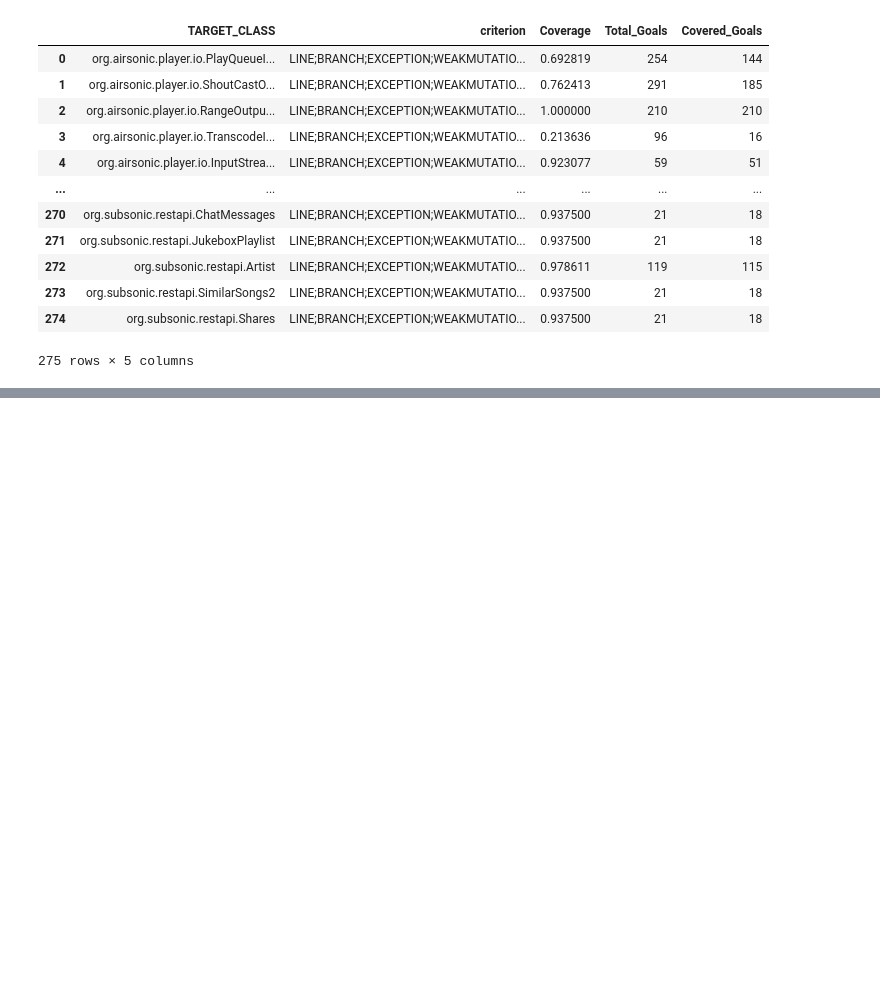
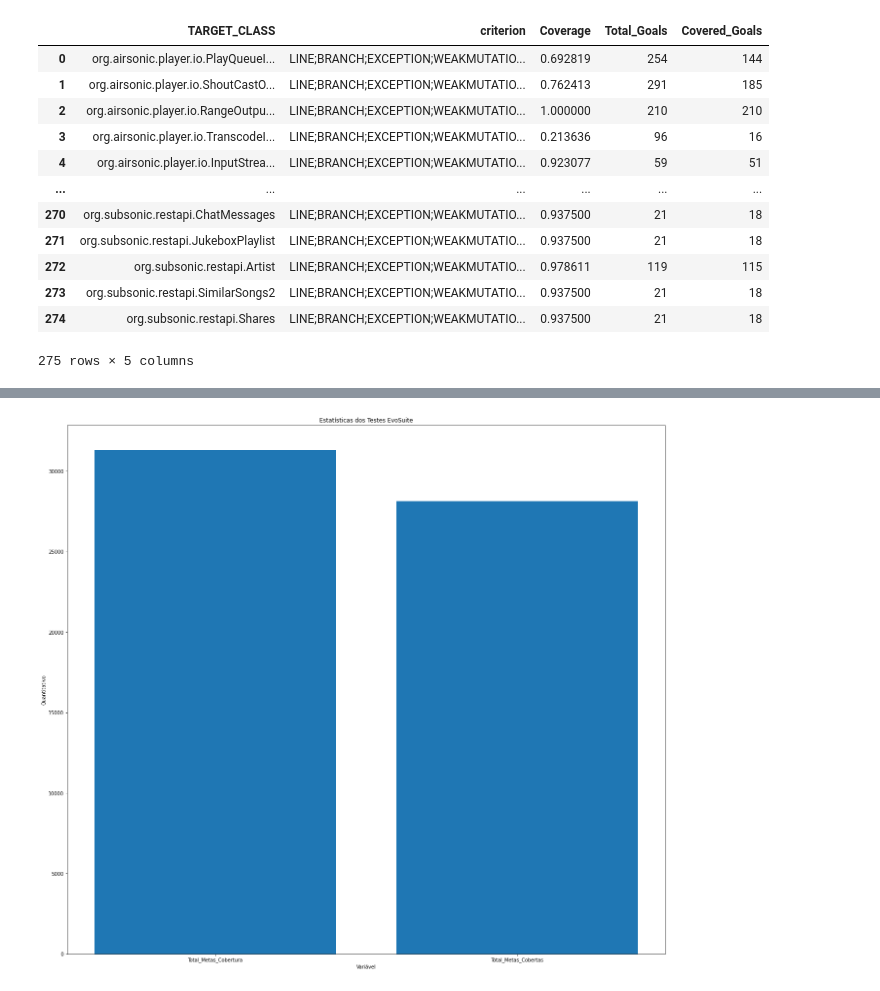
Before and after one commit to gabrielclavila/airsonic, a Jupyter notebook: grapichs_statistics.ipynb, the cells around one changed output, grey strips where cells are left out. Drawn from its saved outputs; the diff is of its cells as text; code cells hidden in the pictures; blank space fills up the shorter version.

```diff
--- a/grapichs_statistics.ipynb
+++ b/grapichs_statistics.ipynb
@@ -70,0 +76,19 @@ print(df2['Coverage'].mean())
+# %%
+sum_total_goals = df2['Total_Goals'].sum()
+sum_covered_goals = df2['Covered_Goals'].sum()
+
+media_dict = {
+    'Total_Metas_Cobertura': sum_total_goals,
+    'Total_Metas_Cobertas': sum_covered_goals
+}
+# %%
+chaves = list(media_dict.keys())
+valores = list(media_dict.values())
+plt.figure(figsize=(22, 20))
+plt.bar(chaves, valores)
+plt.xlabel('Variável')
+plt.ylabel('Quantitativo')
+plt.title('Estatísticas dos Testes EvoSuite')
+plt.show()
+# %% [output]
+[figure, added]
```
Also changed, not shown: parts of 3 cells of this notebook.
